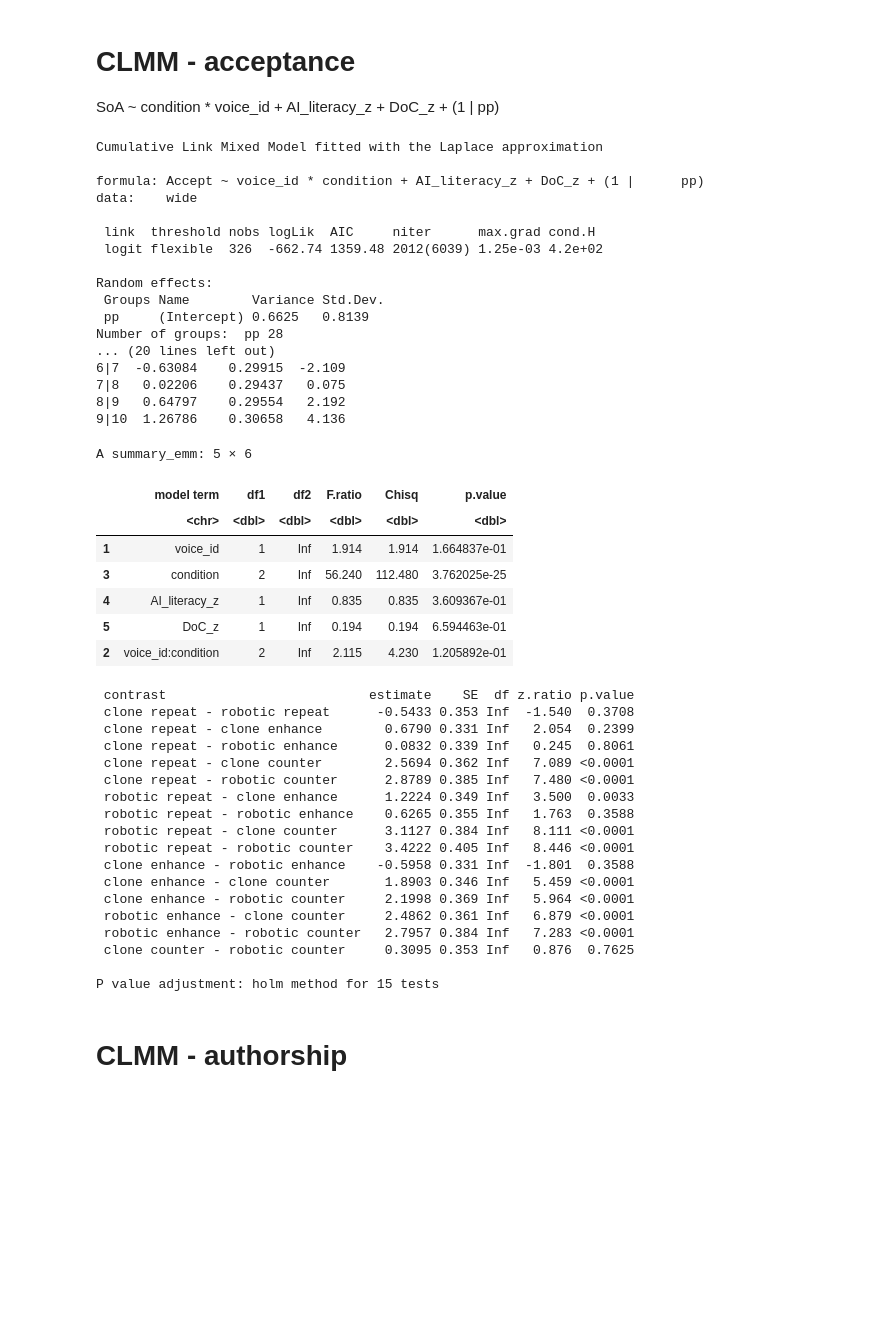
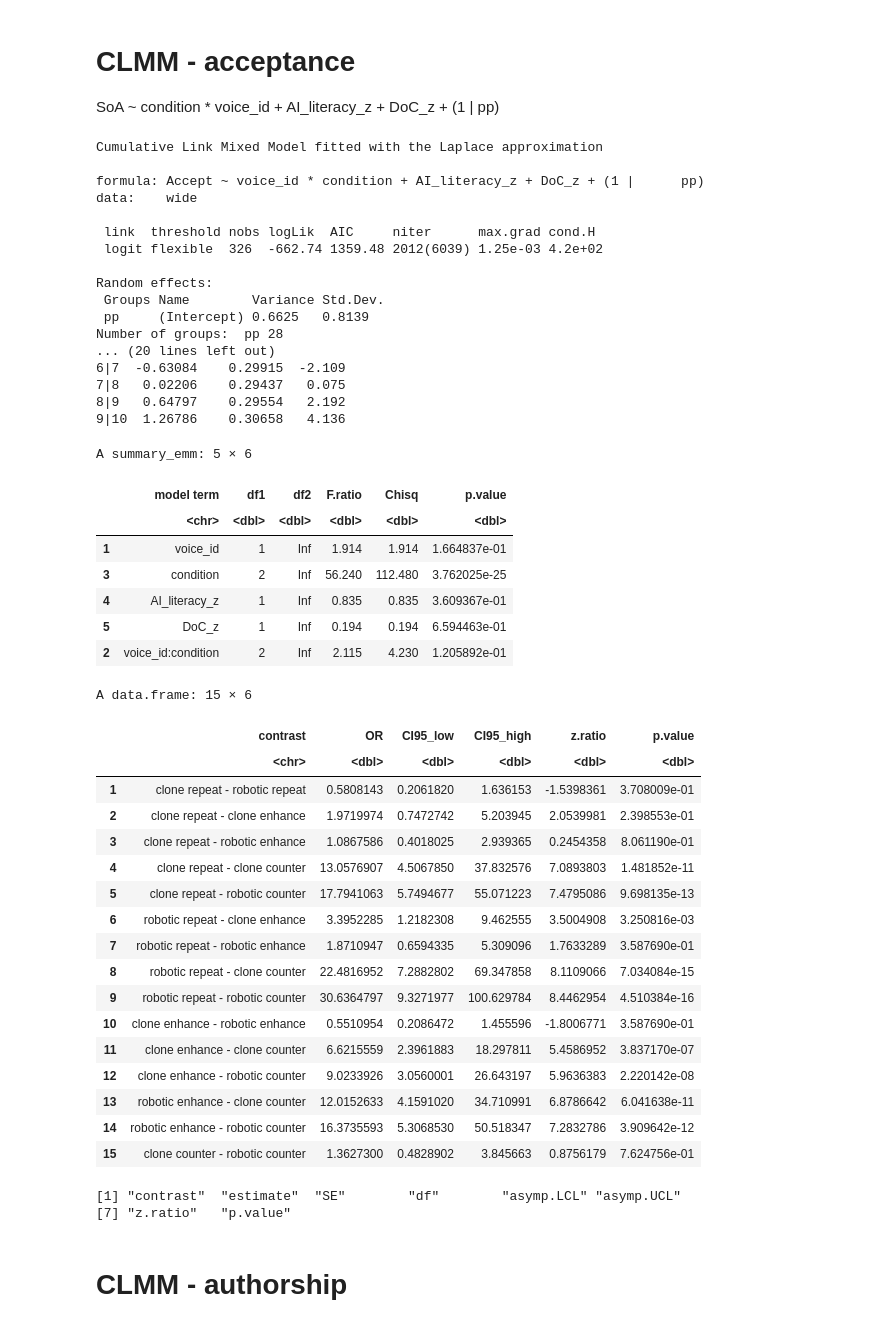
Before and after one commit to HollyJY/selfExtVR_analysis, a Jupyter notebook: 4-2_trial_wise_quant-anal_clmm_R.ipynb, the cells around one changed output. Saved outputs shown, nothing was run; the diff lists cells and outputs as text; code cells hidden in the pictures; blank space fills up the shorter version.

Commit message:
effect size

```diff
--- a/4-2_trial_wise_quant-anal_clmm_R.ipynb
+++ b/4-2_trial_wise_quant-anal_clmm_R.ipynb
@@ -49,7 +59,7 @@ A tibble: 3 × 22
 # CLMM - acceptance
 SoA ~ condition * voice_id + AI_literacy_z + DoC_z + (1 | pp)
 # %%
-# 2
+# 2 model fitting
 model_accept <- clmm(
     Accept ~
         voice_id * condition +
@@ -59,62 +69,92 @@ model_accept <- clmm(
     data=wide,
 )
 
-# 3
+# 3 model summary
 summary(model_accept)
 
-# 4
+# 4 joint tests
 joint_tests(model_accept)
 
-# 5
+# 5 post hoc pairwise comparisons
 emm <- emmeans(model_accept,
                ~ voice_id * condition,
             mode="latent")
 
-pairs(emm, adjust="holm")
+cell_contrasts <- pairs(
+    emm,
+    adjust = "holm"
+)
+
+# 6 effect size (odds ratio) and 95% CI
+cell_OR <- summary(
+    cell_contrasts,
+    infer = c(TRUE, TRUE)
+) %>%
+    as.data.frame() %>%
+    mutate(
+        OR = exp(estimate),
+        CI95_low = exp(asymp.LCL),
+        CI95_high = exp(asymp.UCL)
+    ) %>%
+    select(
+        contrast,
+        OR,
+        CI95_low,
+        CI95_high,
+        z.ratio,
+        p.value
+    )
+
+cell_OR
 # %% [output]
 Cumulative Link Mixed Model fitted with the Laplace approximation
 
 formula: Accept ~ voice_id * condition + AI_literacy_z + DoC_z + (1 |      pp)
 data:    wide
 
  link  threshold nobs logLik  AIC     niter      max.grad cond.H
  logit flexible  326  -662.74 1359.48 2012(6039) 1.25e-03 4.2e+02
 
 Random effects:
  Groups Name        Variance Std.Dev.
  pp     (Intercept) 0.6625   0.8139
 Number of groups:  pp 28
 ... (20 lines left out)
 6|7  -0.63084    0.29915  -2.109
 7|8   0.02206    0.29437   0.075
 8|9   0.64797    0.29554   2.192
 9|10  1.26786    0.30658   4.136
 A summary_emm: 5 × 6
 |  | model term | df1 | df2 | F.ratio | Chisq | p.value |
 |  | <chr> | <dbl> | <dbl> | <dbl> | <dbl> | <dbl> |
 | 1 | voice_id | 1 | Inf | 1.914 | 1.914 | 1.664837e-01 |
 | 3 | condition | 2 | Inf | 56.240 | 112.480 | 3.762025e-25 |
 | 4 | AI_literacy_z | 1 | Inf | 0.835 | 0.835 | 3.609367e-01 |
 | 5 | DoC_z | 1 | Inf | 0.194 | 0.194 | 6.594463e-01 |
 | 2 | voice_id:condition | 2 | Inf | 2.115 | 4.230 | 1.205892e-01 |
- contrast                          estimate    SE  df z.ratio p.value
- clone repeat - robotic repeat      -0.5433 0.353 Inf  -1.540  0.3708
- clone repeat - clone enhance        0.6790 0.331 Inf   2.054  0.2399
- clone repeat - robotic enhance      0.0832 0.339 Inf   0.245  0.8061
- clone repeat - clone counter        2.5694 0.362 Inf   7.089 <0.0001
- clone repeat - robotic counter      2.8789 0.385 Inf   7.480 <0.0001
- robotic repeat - clone enhance      1.2224 0.349 Inf   3.500  0.0033
- robotic repeat - robotic enhance    0.6265 0.355 Inf   1.763  0.3588
- robotic repeat - clone counter      3.1127 0.384 Inf   8.111 <0.0001
- robotic repeat - robotic counter    3.4222 0.405 Inf   8.446 <0.0001
- clone enhance - robotic enhance    -0.5958 0.331 Inf  -1.801  0.3588
- clone enhance - clone counter       1.8903 0.346 Inf   5.459 <0.0001
- clone enhance - robotic counter     2.1998 0.369 Inf   5.964 <0.0001
- robotic enhance - clone counter     2.4862 0.361 Inf   6.879 <0.0001
- robotic enhance - robotic counter   2.7957 0.384 Inf   7.283 <0.0001
- clone counter - robotic counter     0.3095 0.353 Inf   0.876  0.7625
-
-P value adjustment: holm method for 15 tests
+A data.frame: 15 × 6
+|  | contrast | OR | CI95_low | CI95_high | z.ratio | p.value |
+|  | <chr> | <dbl> | <dbl> | <dbl> | <dbl> | <dbl> |
+| 1 | clone repeat - robotic repeat | 0.5808143 | 0.2061820 | 1.636153 | -1.5398361 | 3.708009e-01 |
+| 2 | clone repeat - clone enhance | 1.9719974 | 0.7472742 | 5.203945 | 2.0539981 | 2.398553e-01 |
+| 3 | clone repeat - robotic enhance | 1.0867586 | 0.4018025 | 2.939365 | 0.2454358 | 8.061190e-01 |
+| 4 | clone repeat - clone counter | 13.0576907 | 4.5067850 | 37.832576 | 7.0893803 | 1.481852e-11 |
+| 5 | clone repeat - robotic counter | 17.7941063 | 5.7494677 | 55.071223 | 7.4795086 | 9.698135e-13 |
+| 6 | robotic repeat - clone enhance | 3.3952285 | 1.2182308 | 9.462555 | 3.5004908 | 3.250816e-03 |
+| 7 | robotic repeat - robotic enhance | 1.8710947 | 0.6594335 | 5.309096 | 1.7633289 | 3.587690e-01 |
+| 8 | robotic repeat - clone counter | 22.4816952 | 7.2882802 | 69.347858 | 8.1109066 | 7.034084e-15 |
+| 9 | robotic repeat - robotic counter | 30.6364797 | 9.3271977 | 100.629784 | 8.4462954 | 4.510384e-16 |
+| 10 | clone enhance - robotic enhance | 0.5510954 | 0.2086472 | 1.455596 | -1.8006771 | 3.587690e-01 |
+| 11 | clone enhance - clone counter | 6.6215559 | 2.3961883 | 18.297811 | 5.4586952 | 3.837170e-07 |
+| 12 | clone enhance - robotic counter | 9.0233926 | 3.0560001 | 26.643197 | 5.9636383 | 2.220142e-08 |
+| 13 | robotic enhance - clone counter | 12.0152633 | 4.1591020 | 34.710991 | 6.8786642 | 6.041638e-11 |
+| 14 | robotic enhance - robotic counter | 16.3735593 | 5.3068530 | 50.518347 | 7.2832786 | 3.909642e-12 |
+| 15 | clone counter - robotic counter | 1.3627300 | 0.4828902 | 3.845663 | 0.8756179 | 7.624756e-01 |
+# %%
+names(summary(cell_contrasts, infer = TRUE))
+# %% [output]
+[1] "contrast"  "estimate"  "SE"        "df"        "asymp.LCL" "asymp.UCL"
+[7] "z.ratio"   "p.value"
 # %% [markdown]
 # CLMM - authorship
 # %%
```
Also changed, not shown: parts of 2 cells of this notebook.
